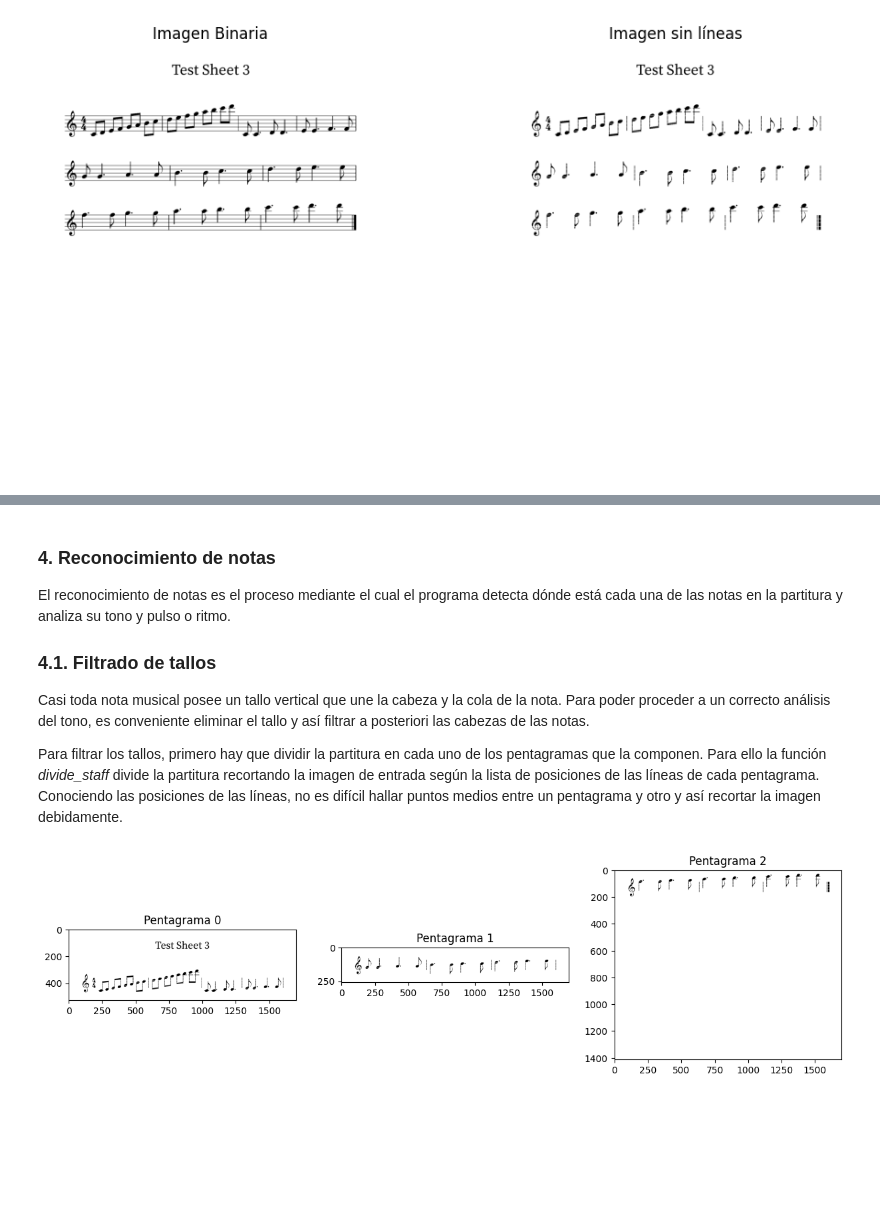
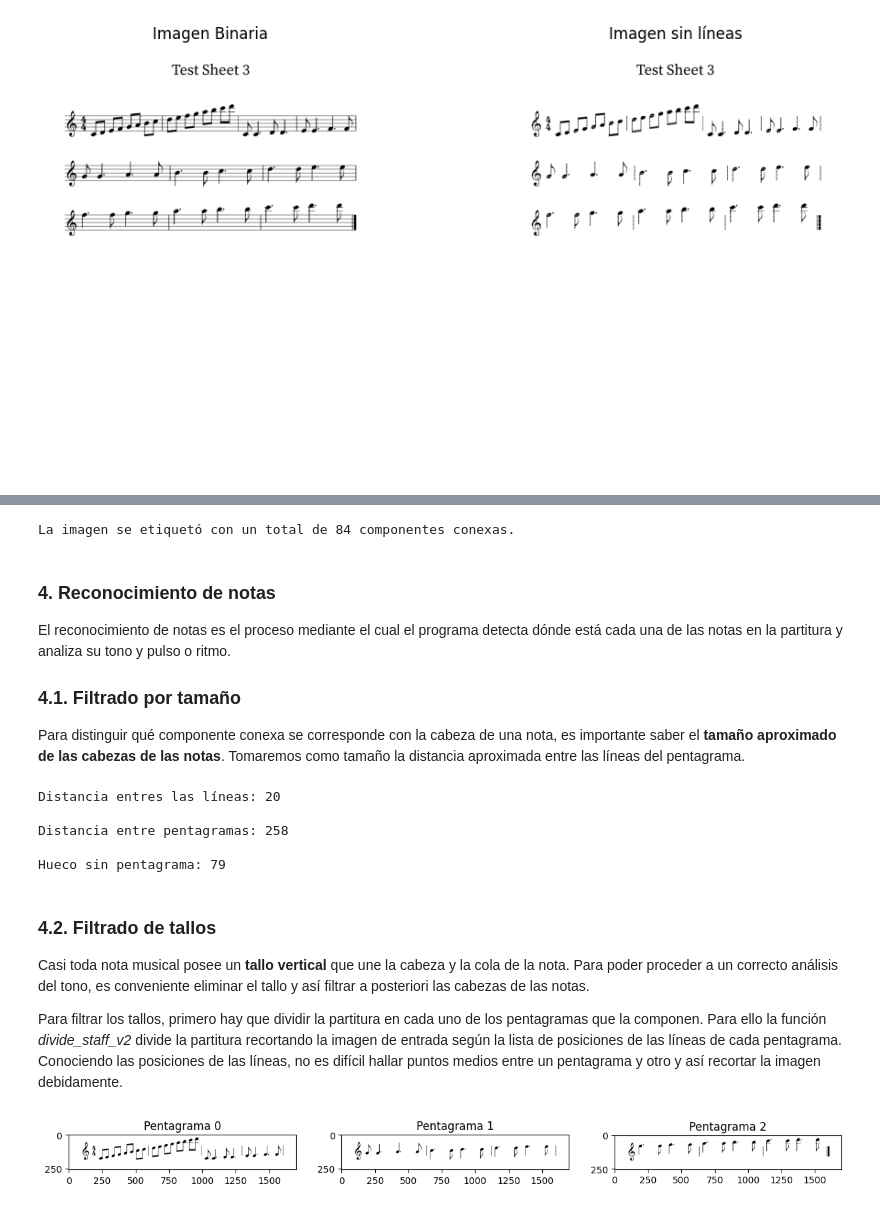
Before and after one commit to tcabgom/Music-Score-Recognition-System, a Jupyter notebook: notebook/Seguimiento 3.ipynb, the cells around one changed output, grey strips where cells are left out. Drawn from its saved outputs; the diff is of its cells as text; code cells hidden in the pictures; blank space fills up the shorter version.

```diff
--- a/notebook/Seguimiento 3.ipynb
+++ b/notebook/Seguimiento 3.ipynb
@@ -145,8 +147,9 @@ import stuff_region_segmentation
 columns_with_lines = stuff_region_segmentation.get_black_column_positions(staff_lines)
 print('\n- Columnas con líneas de pentagrama:', columns_with_lines,'\n')
 
-staff_lines_positions = stuff_region_segmentation.get_staff_lines_positions(columns_with_lines)
+staff_lines_positions, max_thickness = stuff_region_segmentation.get_staff_lines_positions_and_thickness(columns_with_lines)
 print('- Posiciones de las líneas del pentagrama:', staff_lines_positions,'\n')
+print('- Grosor máximo de las líneas del pentagrama:', max_thickness,'px\n')
 # %% [output]
 - Columnas con líneas de pentagrama: [360, 361, 380, 381, 399, 400, 418, 419, 438, 439, 618, 619, 637, 638, 657, 658, 676, 677, 696, 697, 875, 876, 895, 896, 914, 915, 934, 935, 953, 954]
 
@@ -172,0 +184,15 @@ plt.show()
+# %%
+import image_preprocessing
+
+kernel = ((max_thickness+1),(max_thickness+1))
+processed_image = image_preprocessing.morphological_processing(image_without_lines, kernel)
+zoomX_start = 50
+zoomX_end = 550
+zoomY_start = 50
+zoomY_end = 550
+
+fig, axes = plt.subplots(1, 3, figsize=(12, 6))
+axes[0].imshow(image_without_lines[zoomX_start:zoomX_end, zoomY_start:zoomY_end], cmap='gray');axes[0].set_title('Sin procesar (zoom)');axes[0].axis('off')
+axes[1].imshow(processed_image[zoomX_start:zoomX_end, zoomY_start:zoomY_end], cmap='gray');axes[1].set_title('Procesada (zoom)');axes[1].axis('off')
+axes[2].imshow(processed_image, cmap='gray');axes[2].set_title('Imagen procesada morfológicamente');axes[2].axis('off')
+plt.show()
@@ -173,22 +205,48 @@ plt.show()
+# %%
+import image_preprocessing
+
+num_labels, labels, stats, _ = image_preprocessing.connected_component_labeling(processed_image)
+print('\nLa imagen se etiquetó con un total de', num_labels, 'componentes conexas.')
+# %% [output]
+La imagen se etiquetó con un total de 84 componentes conexas.
 # %% [markdown]
 ### **4. Reconocimiento de notas**
 
 El reconocimiento de notas es el proceso mediante el cual el programa detecta dónde está cada una de las notas en la partitura y analiza su tono y pulso o ritmo.
 
-### 4.1. Filtrado de tallos
+### 4.1. Filtrado por tamaño
 
-Casi toda nota musical posee un tallo vertical que une la cabeza y la cola de la nota. Para poder proceder a un correcto análisis del tono, es conveniente eliminar el tallo y así filtrar a posteriori las cabezas de las notas.
-
-Para filtrar los tallos, primero hay que dividir la partitura en cada uno de los pentagramas que la componen. Para ello la función _divide_staff_ divide la partitura recortando la imagen de entrada según la lista de posiciones de las líneas de cada pentagrama. Conociendo las posiciones de las líneas, no es difícil hallar puntos medios entre un pentagrama y otro y así recortar la imagen debidamente.
+Para distinguir qué componente conexa se corresponde con la cabeza de una nota, es importante saber el **tamaño aproximado de las cabezas de las notas**. Tomaremos como tamaño la distancia aproximada entre las líneas del pentagrama.
+# %%
+import note_recognition
+
+staff_lines_v2 = stuff_region_segmentation.get_staff_lines_positions_v2(columns_with_lines) #Por ahora, es necesario usar esta versión
+lines_distance, staff_distance, staff_gap = note_recognition.size_filtering(staff_lines_v2)
+
+print('\nDistancia entres las líneas:', lines_distance)
+print('\nDistancia entre pentagramas:', staff_distance)
+print('\nHueco sin pentagrama:', staff_gap)
+# %% [output]
+Distancia entres las líneas: 20
+
+Distancia entre pentagramas: 258
+
+Hueco sin pentagrama: 79
+# %% [markdown]
+### 4.2. Filtrado de tallos
+
+Casi toda nota musical posee un **tallo vertical** que une la cabeza y la cola de la nota. Para poder proceder a un correcto análisis del tono, es conveniente eliminar el tallo y así filtrar a posteriori las cabezas de las notas.
+
+Para filtrar los tallos, primero hay que dividir la partitura en cada uno de los pentagramas que la componen. Para ello la función _divide_staff_v2_ divide la partitura recortando la imagen de entrada según la lista de posiciones de las líneas de cada pentagrama. Conociendo las posiciones de las líneas, no es difícil hallar puntos medios entre un pentagrama y otro y así recortar la imagen debidamente.
 # %%
 import note_recognition
 
-staff_images = note_recognition.divide_staff(image_without_lines, staff_lines_positions)
+staff_images, staff_boundaries = note_recognition.divide_staff_v2(processed_image, staff_lines_v2, staff_gap)
 
 fig, axes = plt.subplots(1,len(staff_images), figsize=(15,5))
 for i in range(0,len(staff_images)):
     axes[i].imshow(staff_images[i],cmap="gray"); axes[i].set_title("Pentagrama " + str(i))
 plt.show()
 # %% [output]
-[figure, old version]
+[figure, new version]
 # %% [markdown]
```
Also changed, not shown: parts of 9 cells of this notebook.
